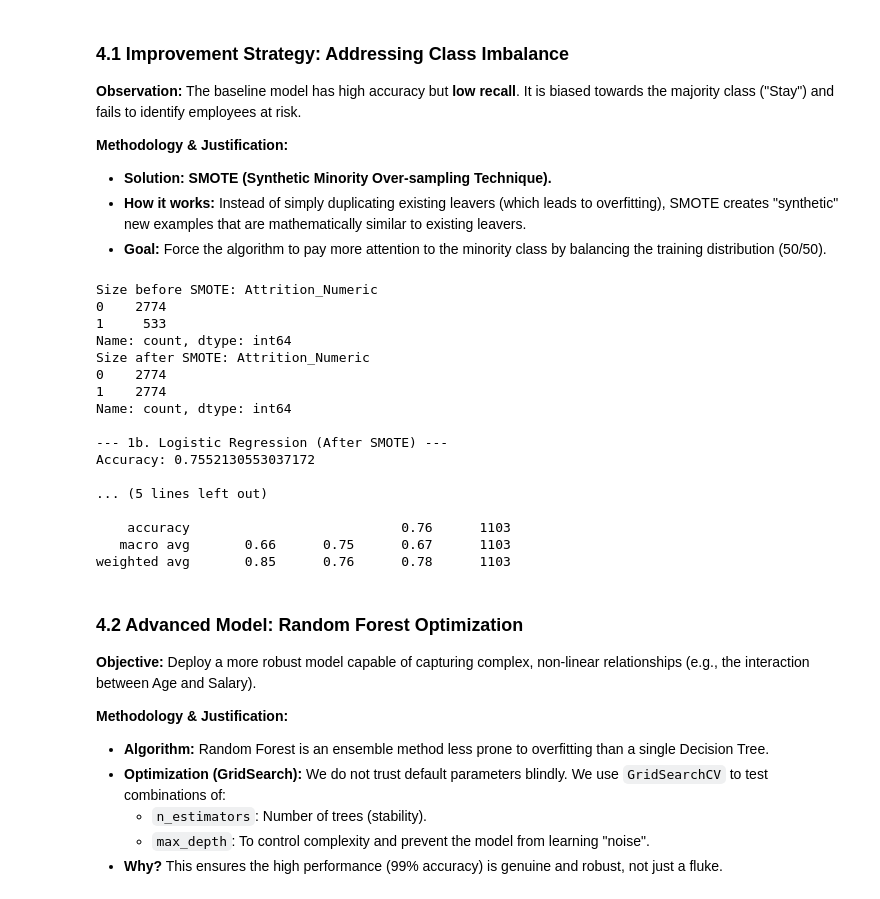
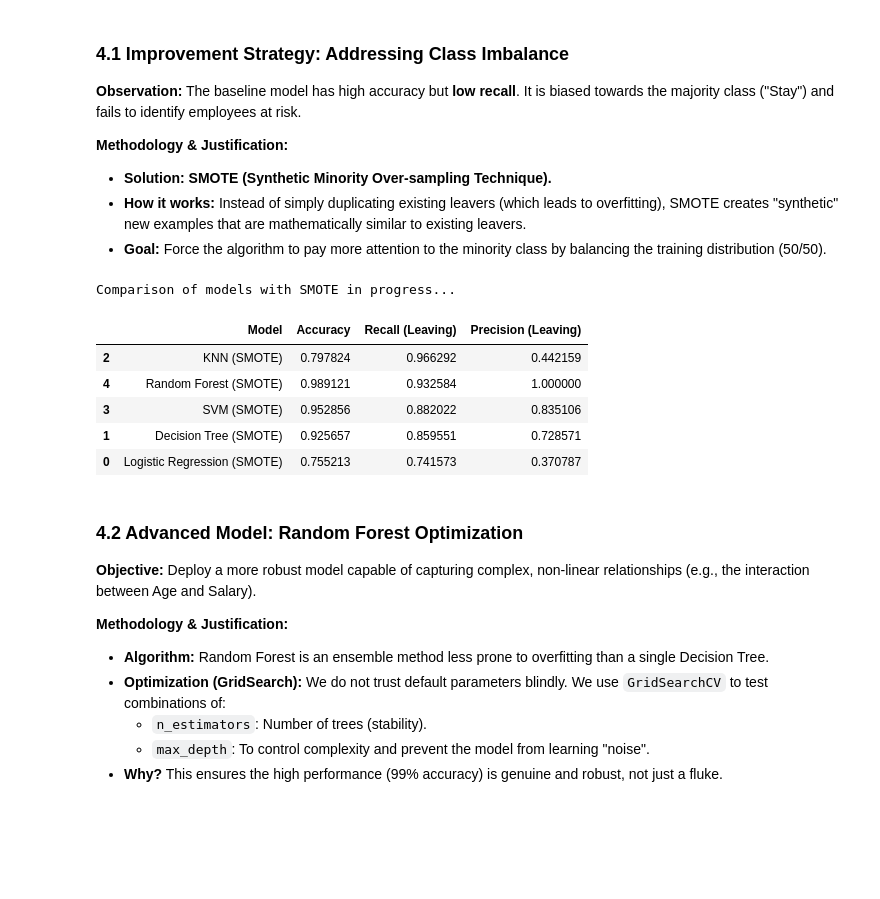
Before and after one commit to K3nt1/HumanForYou, a Jupyter notebook: PredictiveModel.ipynb, the cells around one changed output. Drawn from its saved outputs; the diff is of its cells as text; code cells hidden in the pictures; blank space fills up the shorter version.

```diff
--- a/PredictiveModel.ipynb
+++ b/PredictiveModel.ipynb
@@ -558,46 +555,54 @@ The Random Forest model identifies **AverageWorkingHours**, **Age**, and **Month
 * **Goal:** Force the algorithm to pay more attention to the minority class by balancing the training distribution (50/50).
 # %%
 from imblearn.over_sampling import SMOTE
-from sklearn.model_selection import GridSearchCV
+from imblearn.pipeline import Pipeline as ImbPipeline
+from sklearn.neighbors import KNeighborsClassifier
+from sklearn.svm import SVC
+from sklearn.tree import DecisionTreeClassifier
+from sklearn.metrics import roc_auc_score
 
-# ==============================================================================
-# IMPROVEMENT 1: Class Rebalancing (SMOTE) for Logistic Regression
-# ==============================================================================
-# SMOTE creates "synthetic" employees who leave to force the model to better learn this class.
+# --- Testing Multiple Models with SMOTE ---
 
-smote = SMOTE(random_state=42)
-X_train_smote, y_train_smote = smote.fit_resample(X_train_scaled, y_train)
+models = {
+    "Logistic Regression (SMOTE)": LogisticRegression(max_iter=1000, random_state=42),
+    "Decision Tree (SMOTE)": DecisionTreeClassifier(random_state=42, max_depth=10),
+    "KNN (SMOTE)": KNeighborsClassifier(n_neighbors=5),
+    "SVM (SMOTE)": SVC(kernel='rbf', probability=True, random_state=42),
+    "Random Forest (SMOTE)": RandomForestClassifier(n_estimators=100, random_state=42)
+}
 
-print(f"Size before SMOTE: {y_train.value_counts()}")
-print(f"Size after SMOTE: {y_train_smote.value_counts()}")
+results_table = []
 
-# Re-training on balanced data
-log_reg_smote = LogisticRegression(max_iter=1000)
-log_reg_smote.fit(X_train_smote, y_train_smote)
-y_pred_log_smote = log_reg_smote.predict(X_test_scaled)
+print("Comparison of models with SMOTE in progress...")
 
-print("\n--- 1b. Logistic Regression (After SMOTE) ---")
-print("Accuracy:", accuracy_score(y_test, y_pred_log_smote))
-print("\nClassification Report:\n", classification_report(y_test, y_pred_log_smote))
-# Observe if Recall (class 1) increases (probably at the expense of precision).
+for name, model in models.items():
+    clf = ImbPipeline(steps=[
+        ('preprocessor', preprocessor),
+        ('smote', SMOTE(random_state=42)),
+        ('classifier', model)
+    ])
+
+    clf.fit(X_train, y_train)
+    y_pred = clf.predict(X_test)
+
+    report = classification_report(y_test, y_pred, output_dict=True)
+    results_table.append({
+        "Model": name,
+        "Accuracy": accuracy_score(y_test, y_pred),
+        "Recall (Leaving)": report['1']['recall'],
+        "Precision (Leaving)": report['1']['precision']
+    })
+
+results_df = pd.DataFrame(results_table).sort_values(by="Recall (Leaving)", ascending=False)
+display(results_df)
 # %% [output]
-Size before SMOTE: Attrition_Numeric
-0    2774
-1     533
-Name: count, dtype: int64
-Size after SMOTE: Attrition_Numeric
-0    2774
-1    2774
-Name: count, dtype: int64
-
---- 1b. Logistic Regression (After SMOTE) ---
-Accuracy: 0.7552130553037172
-
-... (5 lines left out)
-
-    accuracy                           0.76      1103
-   macro avg       0.66      0.75      0.67      1103
-weighted avg       0.85      0.76      0.78      1103
+Comparison of models with SMOTE in progress...
+|  | Model | Accuracy | Recall (Leaving) | Precision (Leaving) |
+| 2 | KNN (SMOTE) | 0.797824 | 0.966292 | 0.442159 |
+| 4 | Random Forest (SMOTE) | 0.989121 | 0.932584 | 1.000000 |
+| 3 | SVM (SMOTE) | 0.952856 | 0.882022 | 0.835106 |
+| 1 | Decision Tree (SMOTE) | 0.925657 | 0.859551 | 0.728571 |
+| 0 | Logistic Regression (SMOTE) | 0.755213 | 0.741573 | 0.370787 |
 # %% [markdown]
 ### 4.2 Advanced Model: Random Forest Optimization
 
```
Also changed, not shown: parts of 9 cells of this notebook.
